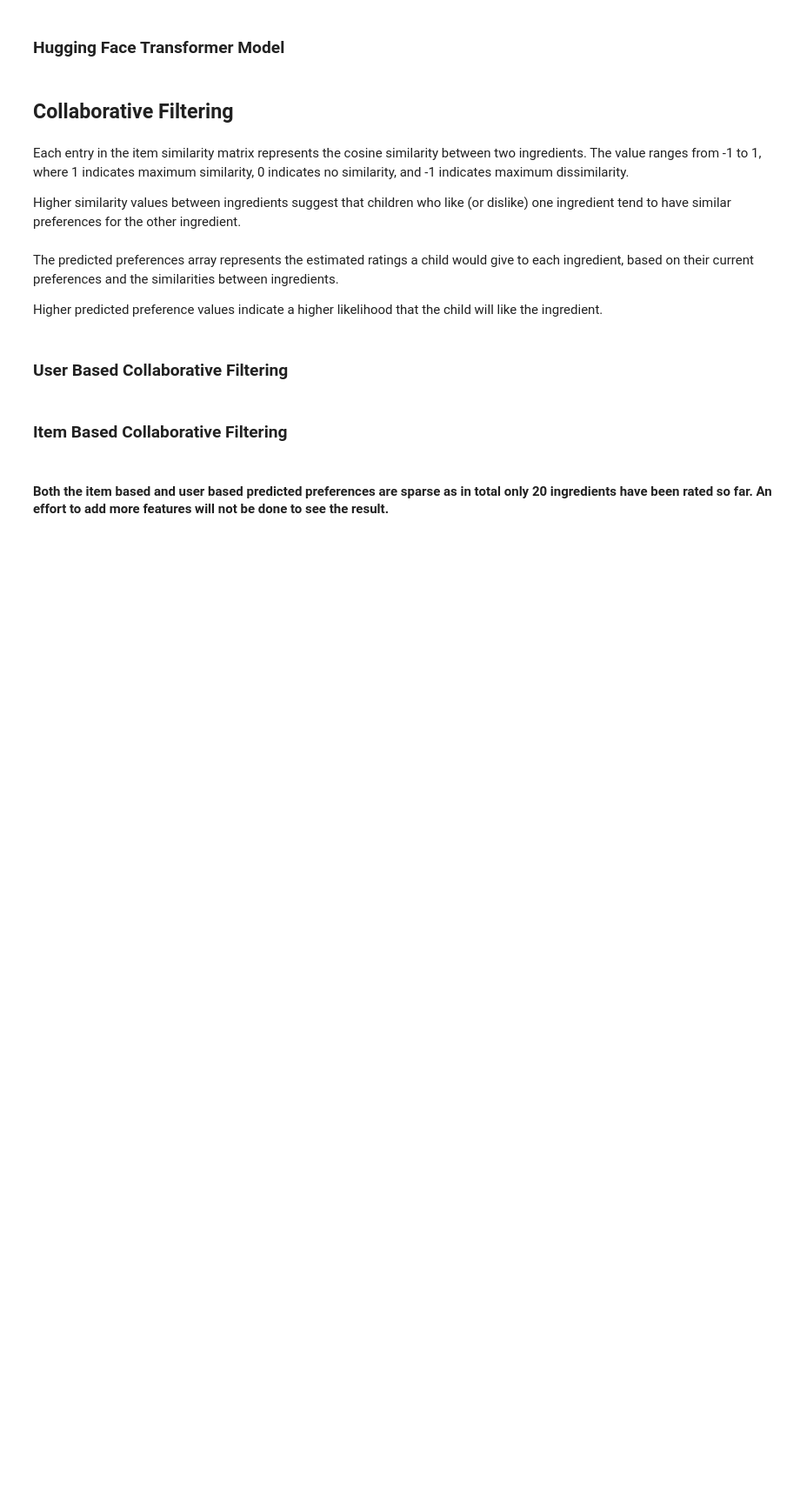
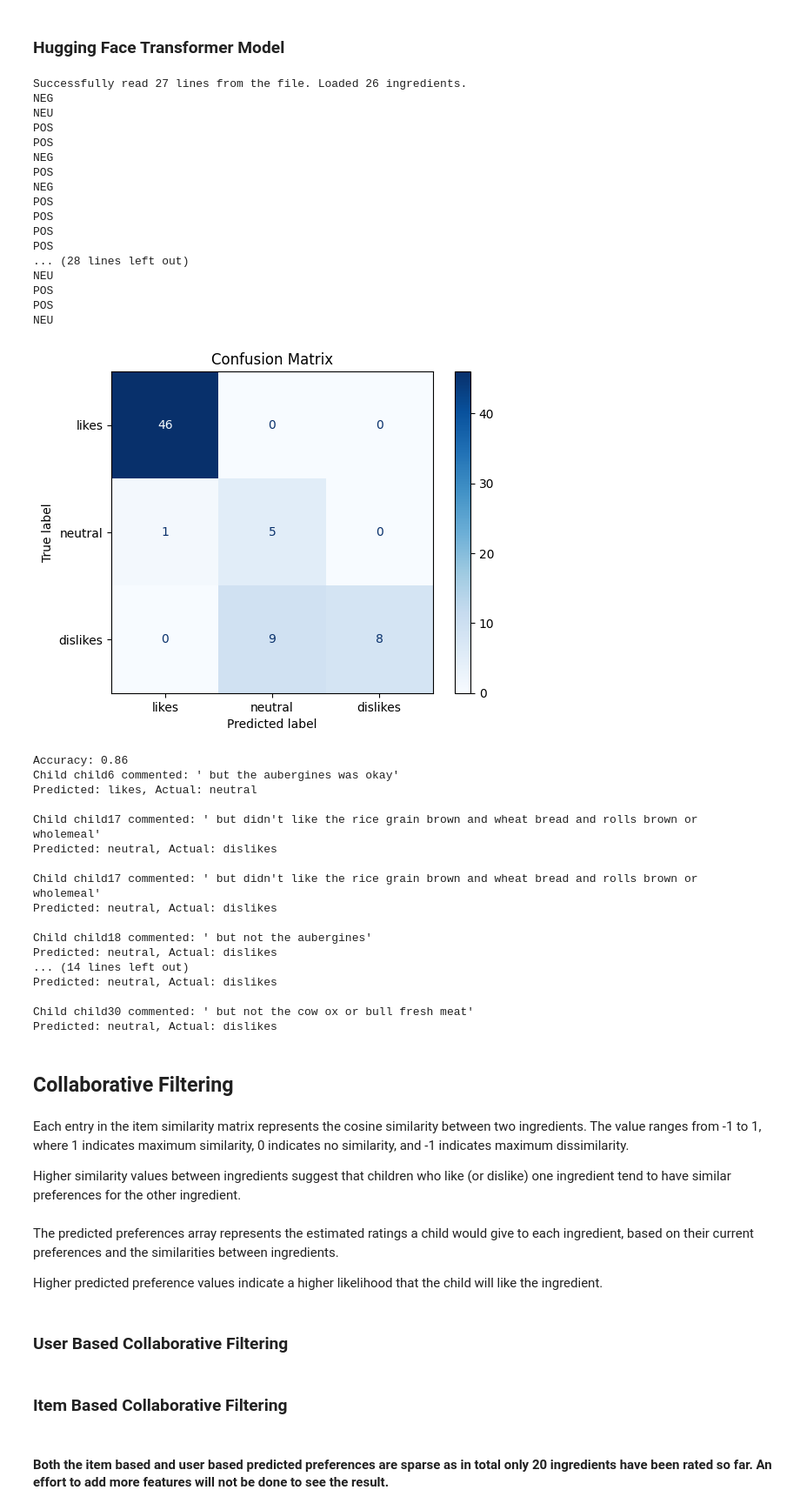
Before and after one commit to Laurie2905-JOHN/Masters_RL, a Jupyter notebook: notebooks/conflict_and_feedback.ipynb, the cells around one changed output. Shown at 87% size. Cells and saved outputs as stored; diff of their text form; code cells hidden in the pictures; blank space fills up the shorter version.

```diff
--- a/notebooks/conflict_and_feedback.ipynb
+++ b/notebooks/conflict_and_feedback.ipynb
@@ -544,3 +680,60 @@ display_changes(changes)
+# %%
+from models.preferences.data_utils import get_child_data, initialize_children_data, get_feedback
+from utils.process_data import get_data
+
+
+ingredient_df = get_data()
+preferences = initialize_children_data(get_child_data(), ingredient_df, seed=None, plot_graphs=False, split = 0.2)
+
+# # Example usage       # like             # dislike              # like                         # dislike                     # dislike
+ingredient_list = ['Sweet potatoes', 'Rice grain brown', 'Cow ox or bull fresh meat', 'Wheat bread and rolls brown or wholemeal', 'Aubergines']
+                # [like, dislike, like, like, dislike]
+feedback = get_feedback(preferences, ingredient_list, seed=None)
+
+# Extract preferences and update data
+changes, preferences, accuracy, incorrect_comments = extract_preferences_and_update_data(preferences, feedback, ingredient_list, plot_confusion_matrix=True)
+print(f"Accuracy: {accuracy:.2f}")
+# Display the changes
+# for change in changes:
+#     print(f"Child {change['child']} had {change['ingredient']} {change['change']}.")
+
+display_incorrect_comments(incorrect_comments)
+# %% [output]
+Successfully read 27 lines from the file. Loaded 26 ingredients.
+NEG
+NEU
+POS
+POS
+NEG
+POS
+NEG
+POS
+POS
+POS
+POS
+... (28 lines left out)
+NEU
+POS
+POS
+NEU
+[figure, added]
+Accuracy: 0.86
+Child child6 commented: ' but the aubergines was okay'
+Predicted: likes, Actual: neutral
+
+Child child17 commented: ' but didn't like the rice grain brown and wheat bread and rolls brown or wholemeal'
+Predicted: neutral, Actual: dislikes
+
+Child child17 commented: ' but didn't like the rice grain brown and wheat bread and rolls brown or wholemeal'
+Predicted: neutral, Actual: dislikes
+
+Child child18 commented: ' but not the aubergines'
+Predicted: neutral, Actual: dislikes
+... (14 lines left out)
+Predicted: neutral, Actual: dislikes
+
+Child child30 commented: ' but not the cow ox or bull fresh meat'
+Predicted: neutral, Actual: dislikes
 # %% [markdown]
 ## Collaborative Filtering
 # %%
```
Also changed, not shown: parts of 13 cells of this notebook, 1 other file.
